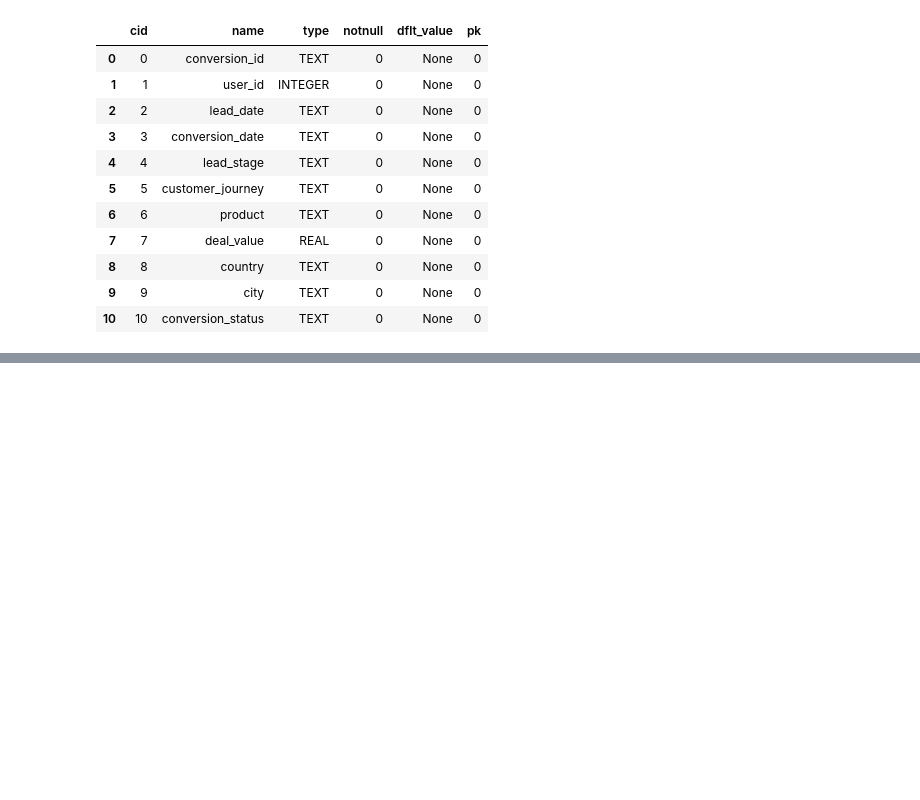
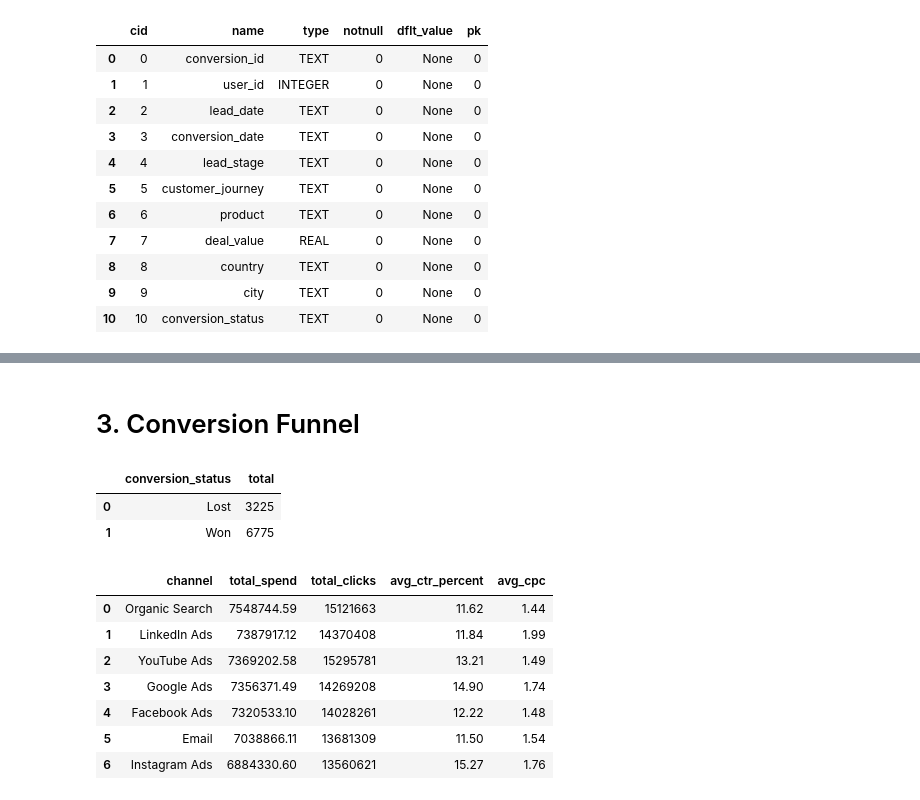
Before and after one commit to hitteshkharyal/Marketing-_ROI_Dashboard, a Jupyter notebook: project1.ipynb, the cells around one changed output, grey strips where cells are left out. Drawn from its saved outputs; the diff is of its cells as text; code cells hidden in the pictures; blank space fills up the shorter version.

```diff
--- a/project1.ipynb
+++ b/project1.ipynb
@@ -1209,0 +1261,37 @@ pd.read_sql("PRAGMA table_info(crm_conversions)", conn)
+# %% [markdown]
+# 3. Conversion Funnel
+# %%
+pd.read_sql("""
+SELECT
+    conversion_status,
+    COUNT(*) AS total
+FROM crm_conversions
+GROUP BY conversion_status;
+""", conn)
+# %% [output]
+|  | conversion_status | total |
+| 0 | Lost | 3225 |
+| 1 | Won | 6775 |
+# %%
+import pandas as pd
+
+pd.read_sql("""
+SELECT
+    channel,
+    ROUND(SUM(ad_spend), 2) AS total_spend,
+    SUM(clicks) AS total_clicks,
+    ROUND(AVG(ctr) * 100, 2) AS avg_ctr_percent,
+    ROUND(AVG(cpc), 2) AS avg_cpc
+FROM ad_spend
+GROUP BY channel
+ORDER BY total_spend DESC;
+""", conn)
+# %% [output]
+|  | channel | total_spend | total_clicks | avg_ctr_percent | avg_cpc |
+| 0 | Organic Search | 7548744.59 | 15121663 | 11.62 | 1.44 |
+| 1 | LinkedIn Ads | 7387917.12 | 14370408 | 11.84 | 1.99 |
+| 2 | YouTube Ads | 7369202.58 | 15295781 | 13.21 | 1.49 |
+| 3 | Google Ads | 7356371.49 | 14269208 | 14.90 | 1.74 |
+| 4 | Facebook Ads | 7320533.10 | 14028261 | 12.22 | 1.48 |
+| 5 | Email | 7038866.11 | 13681309 | 11.50 | 1.54 |
+| 6 | Instagram Ads | 6884330.60 | 13560621 | 15.27 | 1.76 |
```
Also changed, not shown: parts of 6 cells of this notebook, 5 other files.
